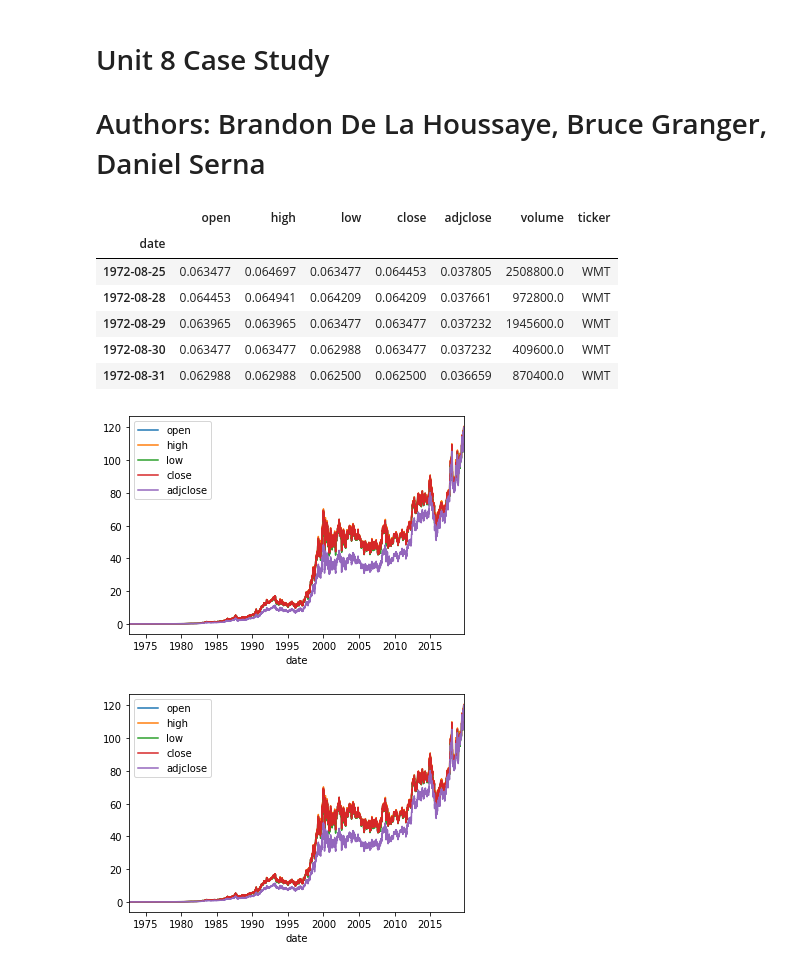
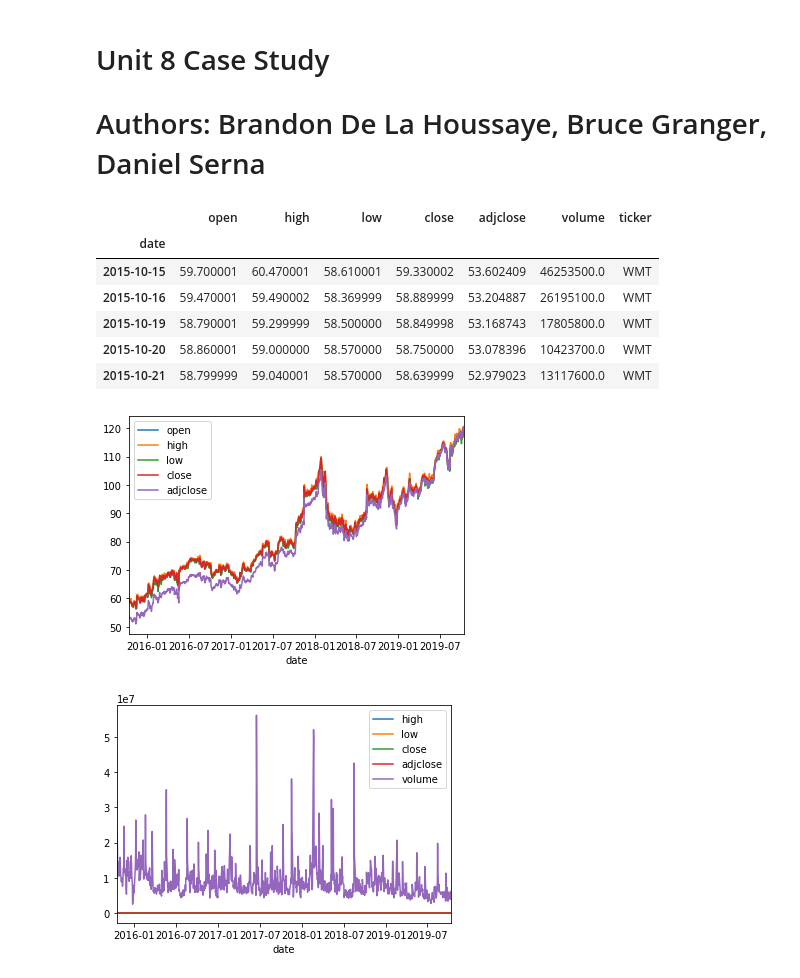
Before and after one commit to bdelahoussaye/Quantifying_case8, a Jupyter notebook: 7333_Unit8_CaseStudy.ipynb, the cells around one changed output. Saved outputs shown, nothing was run; the diff lists cells and outputs as text; code cells hidden in the pictures.

```diff
--- a/7333_Unit8_CaseStudy.ipynb
+++ b/7333_Unit8_CaseStudy.ipynb
@@ -6,28 +6,28 @@
 import yahoo_fin
 import requests_html
 from yahoo_fin import stock_info as si
-wmt_data = si.get_data("wmt")
+wmt_data = si.get_data("wmt", start_date = '10/15/2015', end_date = '10/15/2019')
 wmt_data.head()
 # %% [output]
 |  | open | high | low | close | adjclose | volume | ticker |
 | date |  |  |  |  |  |  |  |
-| 1972-08-25 | 0.063477 | 0.064697 | 0.063477 | 0.064453 | 0.037805 | 2508800.0 | WMT |
-| 1972-08-28 | 0.064453 | 0.064941 | 0.064209 | 0.064209 | 0.037661 | 972800.0 | WMT |
-| 1972-08-29 | 0.063965 | 0.063965 | 0.063477 | 0.063477 | 0.037232 | 1945600.0 | WMT |
-| 1972-08-30 | 0.063477 | 0.063477 | 0.062988 | 0.063477 | 0.037232 | 409600.0 | WMT |
-| 1972-08-31 | 0.062988 | 0.062988 | 0.062500 | 0.062500 | 0.036659 | 870400.0 | WMT |
+| 2015-10-15 | 59.700001 | 60.470001 | 58.610001 | 59.330002 | 53.602409 | 46253500.0 | WMT |
+| 2015-10-16 | 59.470001 | 59.490002 | 58.369999 | 58.889999 | 53.204887 | 26195100.0 | WMT |
+| 2015-10-19 | 58.790001 | 59.299999 | 58.500000 | 58.849998 | 53.168743 | 17805800.0 | WMT |
+| 2015-10-20 | 58.860001 | 59.000000 | 58.570000 | 58.750000 | 53.078396 | 10423700.0 | WMT |
+| 2015-10-21 | 58.799999 | 59.040001 | 58.570000 | 58.639999 | 52.979023 | 13117600.0 | WMT |
 # %%
 wmt_data_1=wmt_data.drop(columns = ['volume'])
 # %%
-wmt_data_2=wmt_data.drop(columns = ['adjclose','volume'])
+wmt_data_2=wmt_data.drop(columns = [''])
 # %%
 ax = wmt_data_1.plot()
 # %% [output]
-[figure, old version]
+[figure, new version]
 # %%
-ax1=wmt_data_1.plot()
+ax1=wmt_data_2.plot()
 # %% [output]
-[figure, old version]
+[figure, new version]
 # %%
 p = d = q = range(0, 2)
 pdq = list(itertools.product(p, d, q))
```
